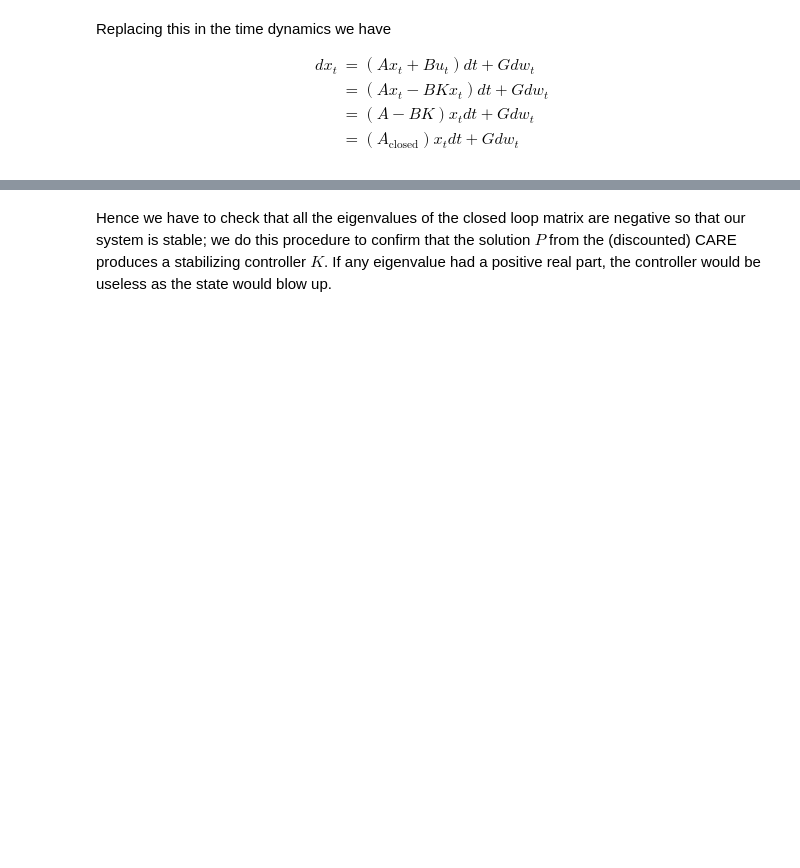
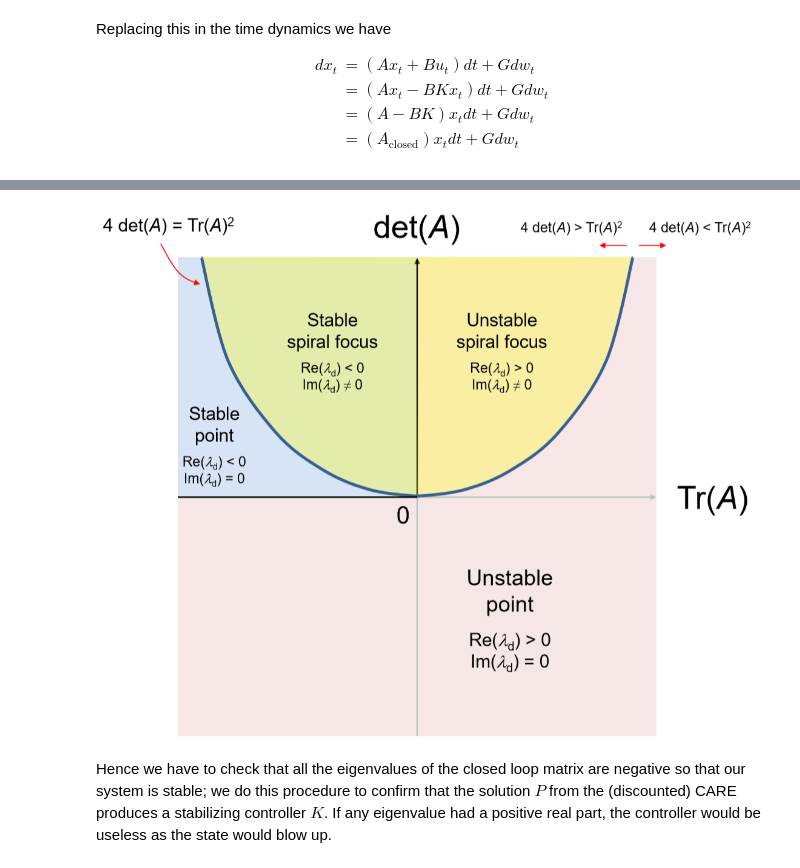
Before and after one commit to jujopo/ams-516, a Jupyter notebook: problem-1.ipynb, the cells around one changed output, grey strips where cells are left out. Saved outputs shown, nothing was run; the diff lists cells and outputs as text; code cells hidden in the pictures; blank space fills up the shorter version.

```diff
--- a/problem-1.ipynb
+++ b/problem-1.ipynb
@@ -141,3 +139,8 @@ A nice way to checking the stability of the system is by checking the eigenvalue
+# %%
+  from IPython.display import Image
+  Image('images/stability.png')
+# %% [output]
+[figure, added]
 # %% [markdown]
 Hence we have to check that all the eigenvalues of the closed loop matrix are negative so that our system is stable; we do this procedure to confirm that the solution $P$ from the (discounted) CARE produces a stabilizing controller $K$. If any eigenvalue had a positive real part, the controller would be useless as the state would blow up.
 # %%
```
Also changed, not shown: parts of 1 cell of this notebook, 1 other file.
